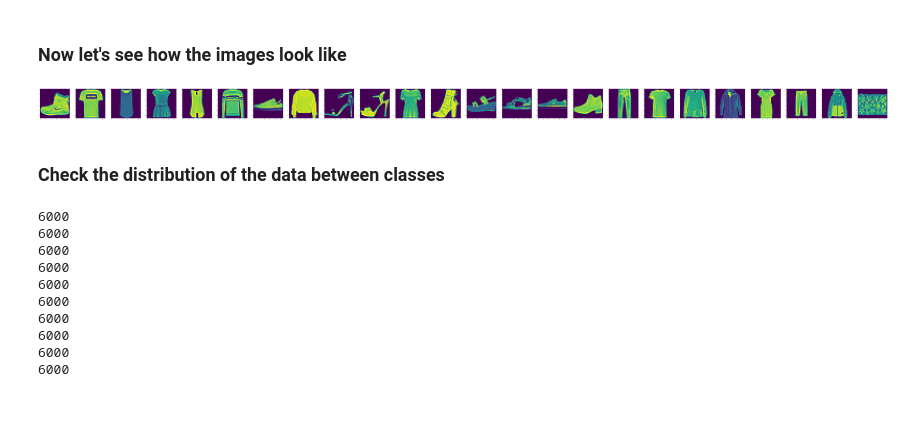
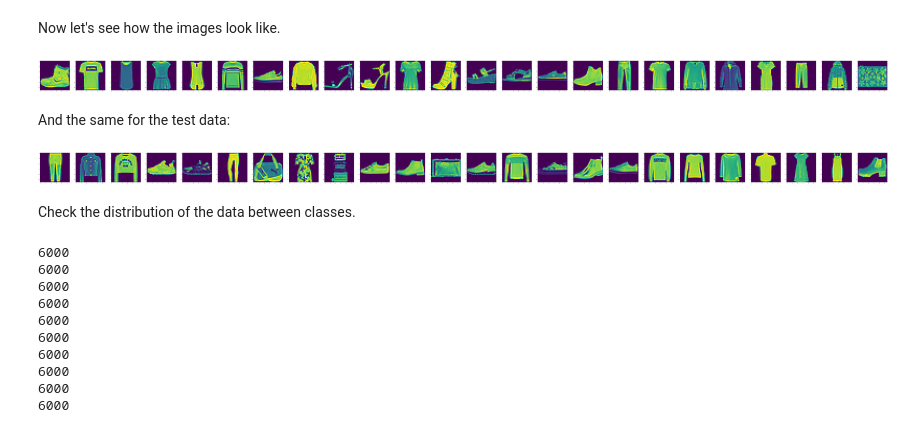
Before and after one commit to Joald/fashion-mnist-predict, a Jupyter notebook: Data exploration.ipynb, the cells around one changed output. Saved outputs shown, nothing was run; the diff lists cells and outputs as text; code cells hidden in the pictures.

```diff
--- a/Data exploration.ipynb
+++ b/Data exploration.ipynb
@@ -4,9 +4,16 @@
 # %%
 # !pip install python-mnist
 from mnist import MNIST
+import types
+
+
 mndata = MNIST('.')
 mndata.gz = True
+
 images, labels = mndata.load_training()
 images = [np.array(i).reshape((28, 28)) for i in images]
+
+images_t, labels_t = mndata.load_testing()
+images_t = [np.array(i).reshape((28, 28)) for i in images_t]
 # %% [markdown]
-### Now let's see how the images look like
+Now let's see how the images look like.
@@ -13,19 +24,29 @@ images = [np.array(i).reshape((28, 28)) for i in images]
 # %%
 # display a small sample
-%matplotlib inline
-import numpy as np
-import matplotlib.pyplot as plt
 
 fig = plt.figure(figsize=(200,10))
-for i in range(24):
-    plt.subplot(1, 24, 1 + i)
+n = 24
+for i in range(n):
+    plt.subplot(1, n, 1 + i)
     plt.imshow(images[i])
 
 plt.show()
 # %% [output]
 [figure]
+# %% [markdown]
+And the same for the test data:
+# %%
+fig = plt.figure(figsize=(200,10))
+start = 3000
+for i in range(start, start+24):
+    plt.subplot(1, 24, 1 + i - start)
+    plt.imshow(images_t[i])
+
+plt.show()
+# %% [output]
+[figure, added]
 # %% [markdown]
-### Check the distribution of the data between classes
+Check the distribution of the data between classes.
 # %%
 categorized = np.array([[x for x, y in zip(images, labels) if y == i] for i in range(10)])
 for i in categorized:
```
Also changed, not shown: parts of 14 cells of this notebook, 7 other files.
